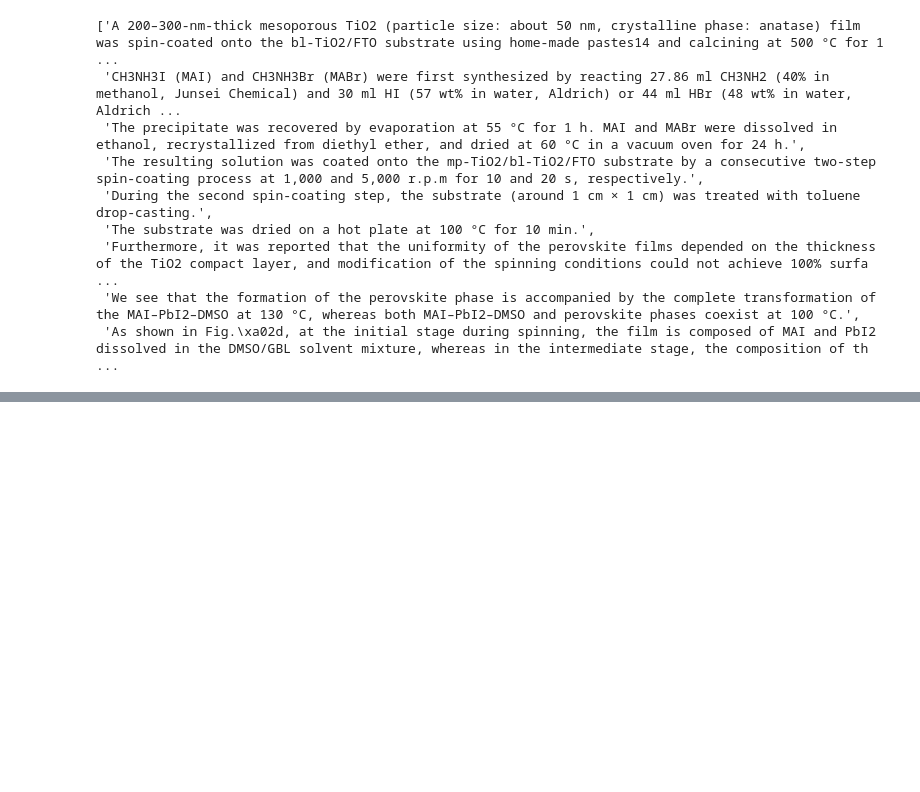
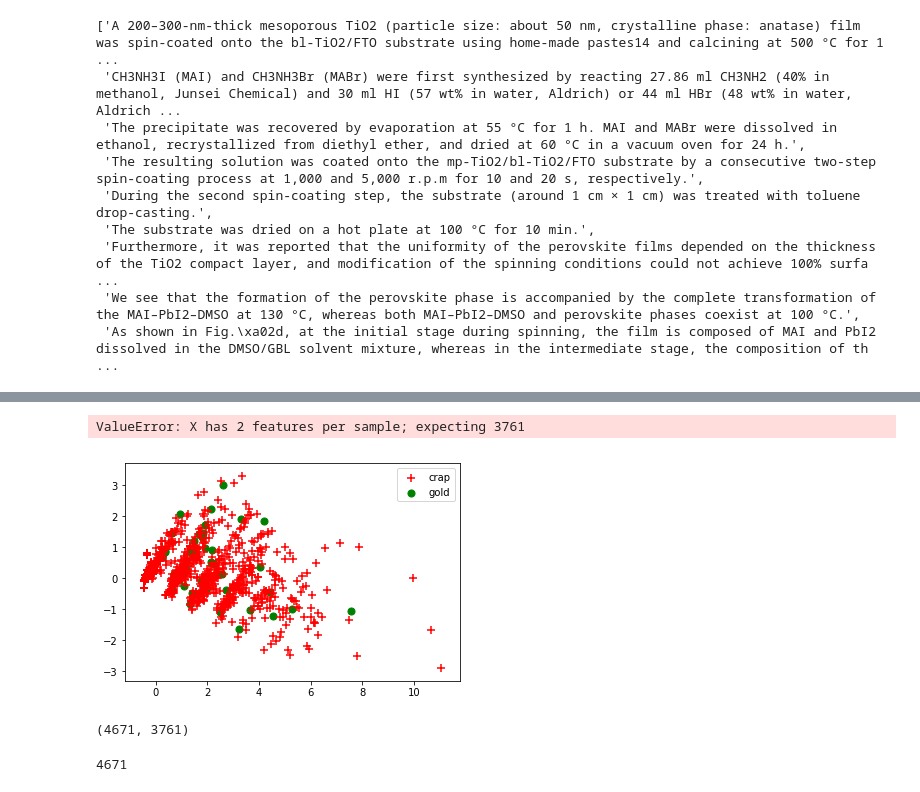
Before and after one commit to paper-parser/paper-parser, a Jupyter notebook: development_notebooks/Extract_synthesis_para.ipynb, the cells around one changed output, grey strips where cells are left out. Saved outputs shown, nothing was run; the diff lists cells and outputs as text; code cells hidden in the pictures; blank space fills up the shorter version.

Commit message:
Adding visuals to ML

```diff
--- a/development_notebooks/Extract_synthesis_para.ipynb
+++ b/development_notebooks/Extract_synthesis_para.ipynb
@@ -175,0 +210,7 @@ Not_Synthesis_sentence
+# %%
+from sklearn.feature_extraction.text import CountVectorizer
+count_vect = CountVectorizer()
+X_train_counts = count_vect.fit_transform(X_train)
+# %%
+df=pd.DataFrame(X_train_counts.todense())
+df
@@ -175,0 +240,4 @@ Not_Synthesis_sentence
+# %%
+pca = PCA(n_components=2).fit(df)
+pca_2d = pca.transform(df)
+pca_2d
@@ -175,0 +276,34 @@ Not_Synthesis_sentence
+# %%
+svmClassifier_2d =   LinearSVC(random_state=111).fit(pca_2d, train_data['y'])
+# %%
+for i in range(0, pca_2d.shape[0]):
+    if train_data['y'][i] == 0:
+        c1 = pl.scatter(pca_2d[i,0],pca_2d[i,1],c='r',    s=50,marker='+')
+    elif train_data['y'][i] == 1:
+        c2 = pl.scatter(pca_2d[i,0],pca_2d[i,1],c='g',    s=50,marker='o')
+    #elif y_train[i] == 2:
+    #    c3 = pl.scatter(pca_2d[i,0],pca_2d[i,1],c='b',    s=50,marker='*')
+pl.legend([c1, c2], ['crap', 'gold'])
+x_min, x_max = pca_2d[:, 0].min() - 1,   pca_2d[:,0].max() + 1
+y_min, y_max = pca_2d[:, 1].min() - 1,   pca_2d[:, 1].max() + 1
+xx, yy = np.meshgrid(np.arange(x_min, x_max, .01),   np.arange(y_min, y_max, .01))
+Z = svmClassifier_2d.predict(np.c_[xx.ravel(),  yy.ravel()])
+Z = Z.reshape(xx.shape)
+pl.contour(xx, yy, Z)
+pl.title('Support Vector Machine Decision Surface')
+pl.axis('off')
+pl.show()
+# %% [output]
+ValueError: X has 2 features per sample; expecting 3761
+[figure, added]
+# %%
+from sklearn.feature_extraction.text import TfidfTransformer
+tfidf_transformer = TfidfTransformer()
+X_train_tfidf = tfidf_transformer.fit_transform(X_train_counts)
+X_train_tfidf.shape
+# %% [output]
+(4671, 3761)
+# %%
+len(Y_train)
+# %% [output]
+4671
```
Also changed, not shown: parts of 10 cells of this notebook.
